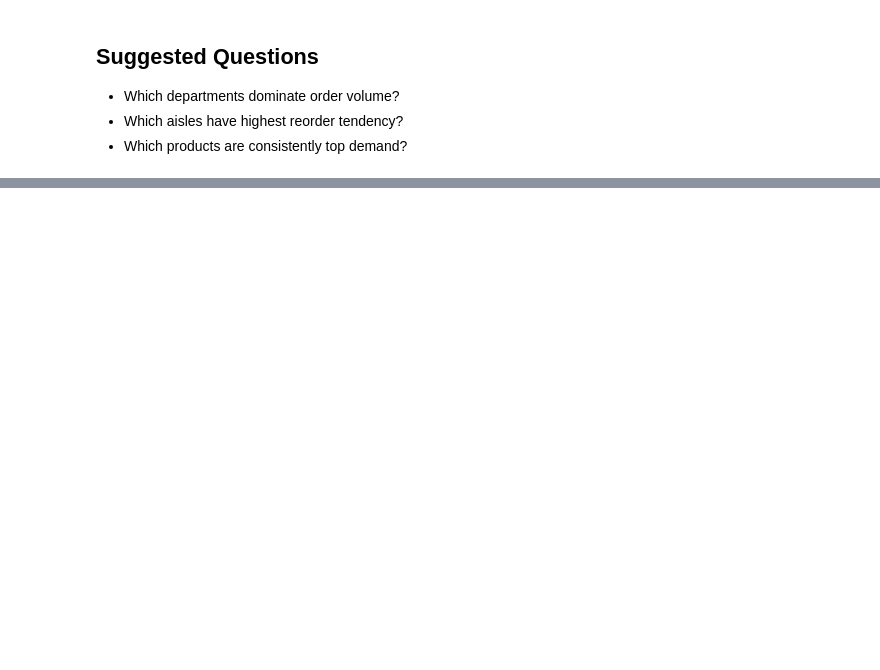
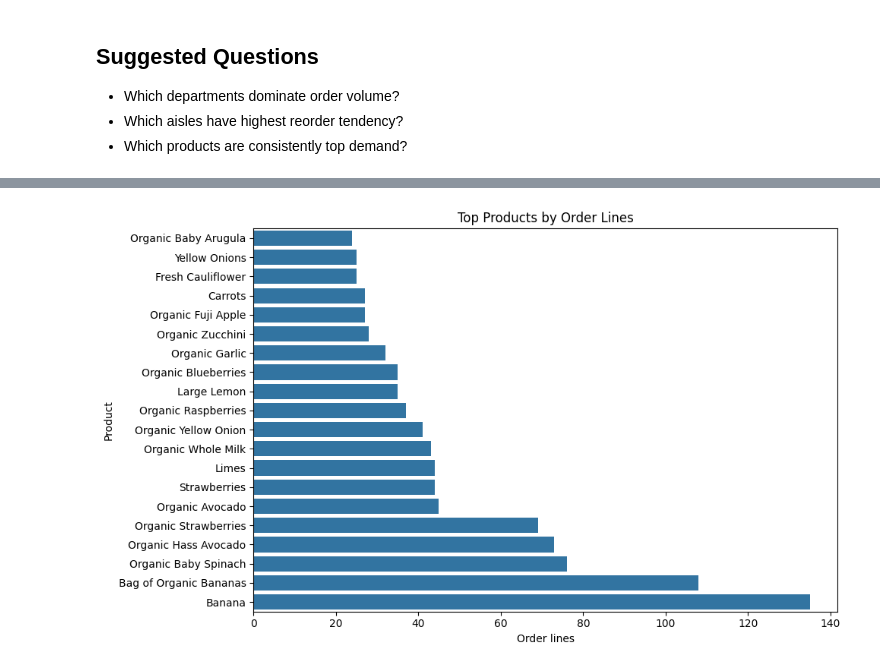
Before and after one commit to ppts2545/Instacart-Market-Basket-Analysis, a Jupyter notebook: notebooks/02_Exploratory_Data_Analysis/03_product_category_trends.ipynb, the cells around one changed output, grey strips where cells are left out. Saved outputs shown, nothing was run; the diff lists cells and outputs as text; code cells hidden in the pictures; blank space fills up the shorter version.

Commit message:
finish basic product category trend analysis

```diff
--- a/notebooks/02_Exploratory_Data_Analysis/03_product_category_trends.ipynb
+++ b/notebooks/02_Exploratory_Data_Analysis/03_product_category_trends.ipynb
@@ -51,0 +61,11 @@ plt.show()
+# %%
+product_counts = df["product_name"].value_counts().head(TOP_N).sort_values()
+plt.figure(figsize=(10, 6))
+sns.barplot(x=product_counts.values, y=product_counts.index, orient="h")
+plt.title("Top Products by Order Lines")
+plt.xlabel("Order lines")
+plt.ylabel("Product")
+plt.tight_layout()
+plt.show()
+# %% [output]
+[figure, added]
```
Also changed, not shown: parts of 4 cells of this notebook, 1 other file.
